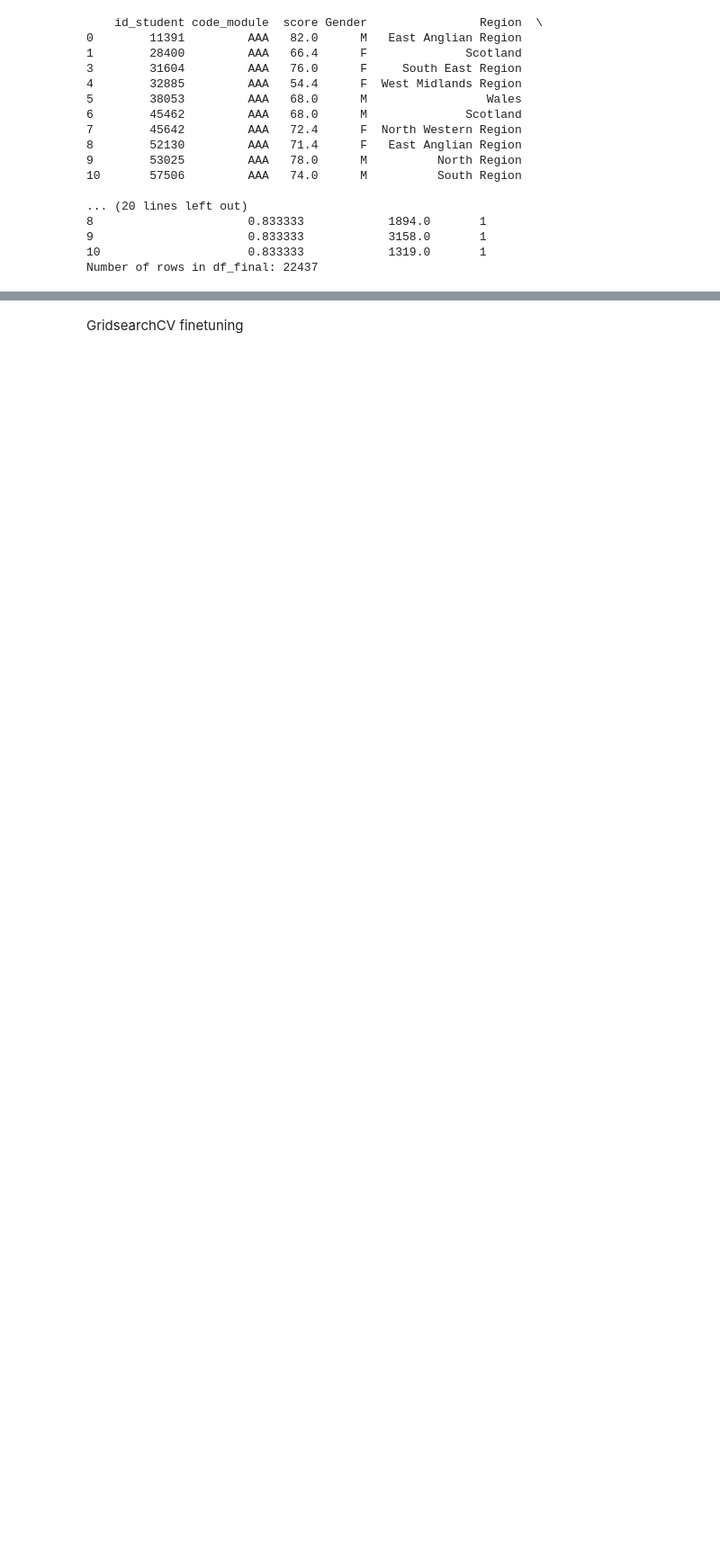
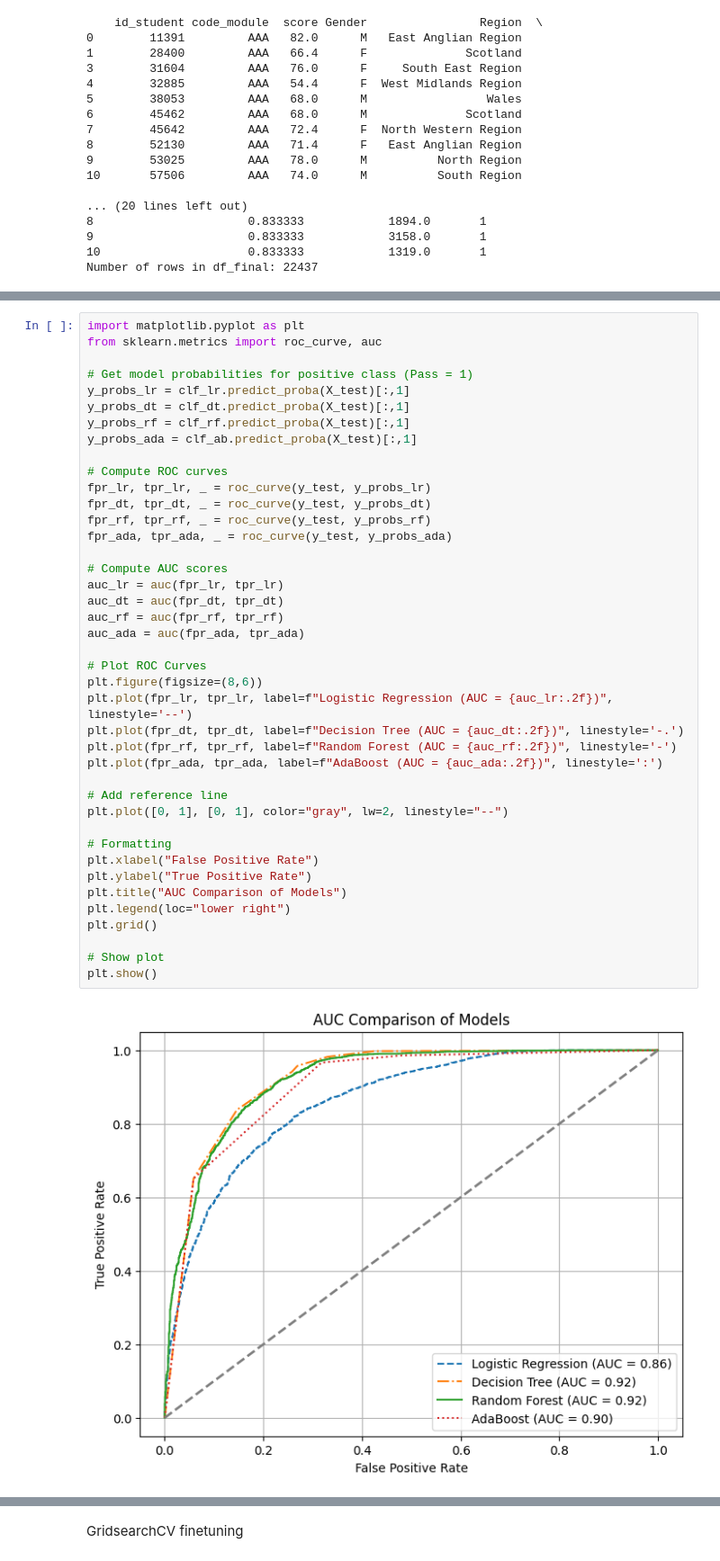
Before and after one commit to buppanasu/Student-Grade-Predictor, a Jupyter notebook: 2)ML_Algo/Finetuning_Training_DT_RF_AB_Base_ALL.ipynb, the cells around one changed output, grey strips where cells are left out. Shown at 90% size. Drawn from its saved outputs; the diff is of its cells as text; blank space fills up the shorter version.

```diff
--- a/2)ML_Algo/Finetuning_Training_DT_RF_AB_Base_ALL.ipynb
+++ b/2)ML_Algo/Finetuning_Training_DT_RF_AB_Base_ALL.ipynb
@@ -295,0 +396,43 @@ Error:
+# %%
+import matplotlib.pyplot as plt
+from sklearn.metrics import roc_curve, auc
+
+# Get model probabilities for positive class (Pass = 1)
+y_probs_lr = clf_lr.predict_proba(X_test)[:,1]
+y_probs_dt = clf_dt.predict_proba(X_test)[:,1]
+y_probs_rf = clf_rf.predict_proba(X_test)[:,1]
+y_probs_ada = clf_ab.predict_proba(X_test)[:,1]
+
+# Compute ROC curves
+fpr_lr, tpr_lr, _ = roc_curve(y_test, y_probs_lr)
+fpr_dt, tpr_dt, _ = roc_curve(y_test, y_probs_dt)
+fpr_rf, tpr_rf, _ = roc_curve(y_test, y_probs_rf)
+fpr_ada, tpr_ada, _ = roc_curve(y_test, y_probs_ada)
+
+# Compute AUC scores
+auc_lr = auc(fpr_lr, tpr_lr)
+auc_dt = auc(fpr_dt, tpr_dt)
+auc_rf = auc(fpr_rf, tpr_rf)
+auc_ada = auc(fpr_ada, tpr_ada)
+
+# Plot ROC Curves
+plt.figure(figsize=(8,6))
+plt.plot(fpr_lr, tpr_lr, label=f"Logistic Regression (AUC = {auc_lr:.2f})", linestyle='--')
+plt.plot(fpr_dt, tpr_dt, label=f"Decision Tree (AUC = {auc_dt:.2f})", linestyle='-.')
+plt.plot(fpr_rf, tpr_rf, label=f"Random Forest (AUC = {auc_rf:.2f})", linestyle='-')
+plt.plot(fpr_ada, tpr_ada, label=f"AdaBoost (AUC = {auc_ada:.2f})", linestyle=':')
+
+# Add reference line
+plt.plot([0, 1], [0, 1], color="gray", lw=2, linestyle="--")
+
+# Formatting
+plt.xlabel("False Positive Rate")
+plt.ylabel("True Positive Rate")
+plt.title("AUC Comparison of Models")
+plt.legend(loc="lower right")
+plt.grid()
+
+# Show plot
+plt.show()
+# %% [output]
+[figure, added]
```
Also changed, not shown: parts of 5 cells of this notebook, 19 other files.
